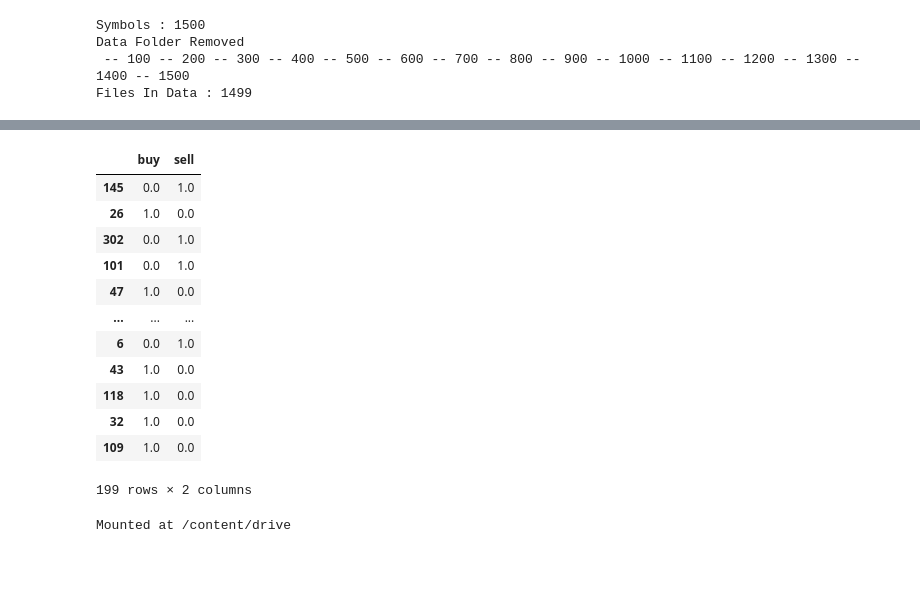
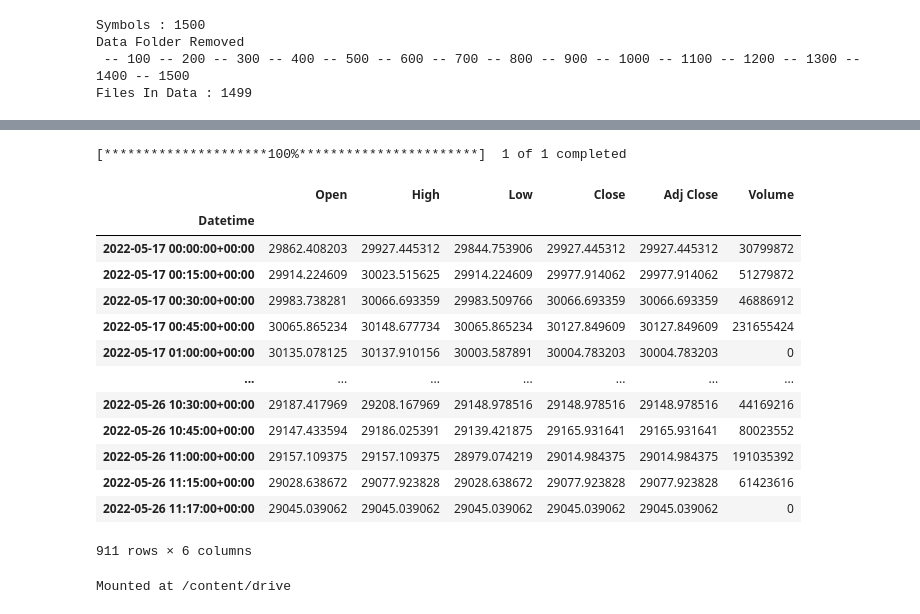
Before and after one commit to aliprg0/Google_Colab, a Jupyter notebook: new_gen_testing/MOPssss1.ipynb, the cells around one changed output, grey strips where cells are left out. Saved outputs shown, nothing was run; the diff lists cells and outputs as text; code cells hidden in the pictures; blank space fills up the shorter version.

```diff
--- a/new_gen_testing/MOPssss1.ipynb
+++ b/new_gen_testing/MOPssss1.ipynb
@@ -398,21 +441,21 @@ TVB : [[7.7241659e-04 9.9923646e-01]]
-# %%
-yTest
-# %% [output]
-|  | buy | sell |
-| 145 | 0.0 | 1.0 |
-| 26 | 1.0 | 0.0 |
-| 302 | 0.0 | 1.0 |
-| 101 | 0.0 | 1.0 |
-| 47 | 1.0 | 0.0 |
-| ... | ... | ... |
-| 6 | 0.0 | 1.0 |
-| 43 | 1.0 | 0.0 |
-| 118 | 1.0 | 0.0 |
-| 32 | 1.0 | 0.0 |
-| 109 | 1.0 | 0.0 |
-199 rows × 2 columns
 # %%
-yf.download("btc-usd",period="max",interval="1mo")
+yf.download("btc-usd",period="10d",interval="15m")
+# %% [output]
+[*********************100%***********************]  1 of 1 completed
+|  | Open | High | Low | Close | Adj Close | Volume |
+| Datetime |  |  |  |  |  |  |
+| 2022-05-17 00:00:00+00:00 | 29862.408203 | 29927.445312 | 29844.753906 | 29927.445312 | 29927.445312 | 30799872 |
+| 2022-05-17 00:15:00+00:00 | 29914.224609 | 30023.515625 | 29914.224609 | 29977.914062 | 29977.914062 | 51279872 |
+| 2022-05-17 00:30:00+00:00 | 29983.738281 | 30066.693359 | 29983.509766 | 30066.693359 | 30066.693359 | 46886912 |
+| 2022-05-17 00:45:00+00:00 | 30065.865234 | 30148.677734 | 30065.865234 | 30127.849609 | 30127.849609 | 231655424 |
+| 2022-05-17 01:00:00+00:00 | 30135.078125 | 30137.910156 | 30003.587891 | 30004.783203 | 30004.783203 | 0 |
+| ... | ... | ... | ... | ... | ... | ... |
+| 2022-05-26 10:30:00+00:00 | 29187.417969 | 29208.167969 | 29148.978516 | 29148.978516 | 29148.978516 | 44169216 |
+| 2022-05-26 10:45:00+00:00 | 29147.433594 | 29186.025391 | 29139.421875 | 29165.931641 | 29165.931641 | 80023552 |
+| 2022-05-26 11:00:00+00:00 | 29157.109375 | 29157.109375 | 28979.074219 | 29014.984375 | 29014.984375 | 191035392 |
+| 2022-05-26 11:15:00+00:00 | 29028.638672 | 29077.923828 | 29028.638672 | 29077.923828 | 29077.923828 | 61423616 |
+| 2022-05-26 11:17:00+00:00 | 29045.039062 | 29045.039062 | 29045.039062 | 29045.039062 | 29045.039062 | 0 |
+911 rows × 6 columns
 # %%
 from google.colab import drive
 drive.mount('/content/drive')
```
Also changed, not shown: parts of 7 cells of this notebook, 12 other files.
